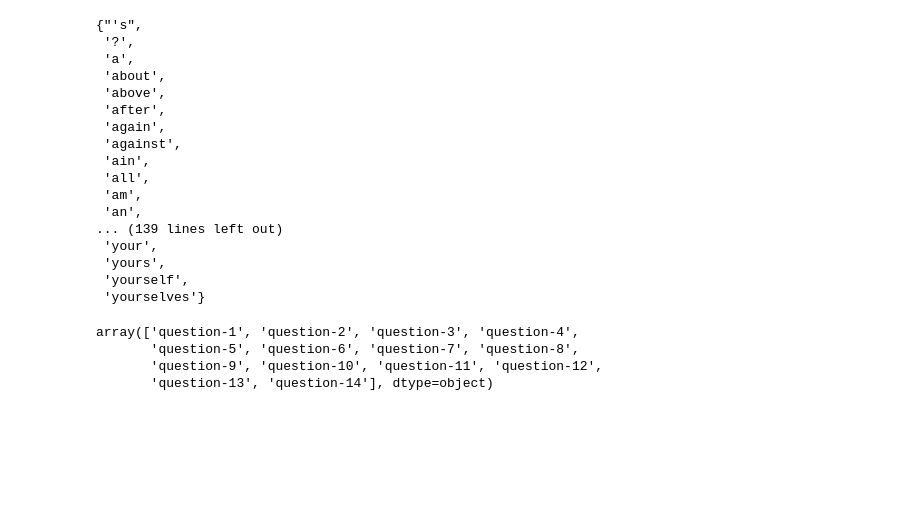
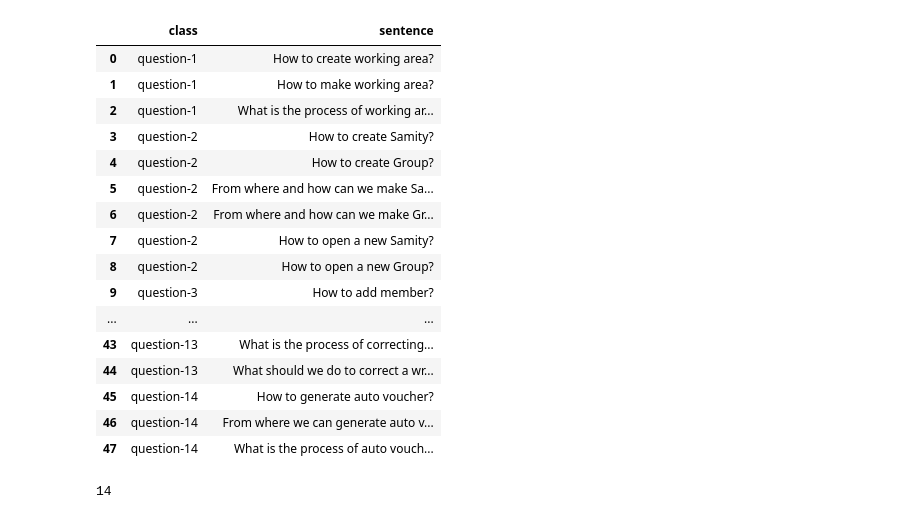
Before and after one commit to taimurIslam/Automatic-chatbot, a Jupyter notebook: microfin_c8_bot/chat_bot_3.ipynb, the cells around one changed output. Cells and saved outputs as stored; diff of their text form; code cells hidden in the pictures; blank space fills up the shorter version.

```diff
--- a/microfin_c8_bot/chat_bot_3.ipynb
+++ b/microfin_c8_bot/chat_bot_3.ipynb
@@ -13,31 +13,37 @@ stopWords = set(stopwords.words('english'))
 other_stop_words = ["?","'s"]
 for stop_word in other_stop_words:
     stopWords.add(stop_word)
-stopWords
-# %% [output]
-{"'s",
- '?',
- 'a',
- 'about',
- 'above',
- 'after',
- 'again',
- 'against',
- 'ain',
- 'all',
- 'am',
- 'an',
-... (139 lines left out)
- 'your',
- 'yours',
- 'yourself',
- 'yourselves'}
 # %%
 data = pd.read_csv('questions.csv')
+# %%
+data
+# %% [output]
+|  | class | sentence |
+| 0 | question-1 | How to create working area? |
+| 1 | question-1 | How to make working area? |
+| 2 | question-1 | What is the process of working ar... |
+| 3 | question-2 | How to create Samity? |
+| 4 | question-2 | How to create Group? |
+| 5 | question-2 | From where and how can we make Sa... |
+| 6 | question-2 | From where and how can we make Gr... |
+| 7 | question-2 | How to open a new Samity? |
+| 8 | question-2 | How to open a new Group? |
+| 9 | question-3 | How to add member? |
+| ... | ... | ... |
+| 43 | question-13 | What is the process of correcting... |
+| 44 | question-13 | What should we do to correct a wr... |
+| 45 | question-14 | How to generate auto voucher? |
+| 46 | question-14 | From where we can generate auto v... |
+| 47 | question-14 | What is the process of auto vouch... |
 # %%
-data['class'].unique()
+data_class_name = data['class'].unique()
-# %% [output]
-array(['question-1', 'question-2', 'question-3', 'question-4',
-       'question-5', 'question-6', 'question-7', 'question-8',
-       'question-9', 'question-10', 'question-11', 'question-12',
-       'question-13', 'question-14'], dtype=object)
+# %%
+data_class_count = {}
+for class_name in data['class']:
+    if class_name not in data_class_count:
+        data_class_count[class_name] = 1
+    else:
+        data_class_count[class_name] += 1
+len(data_class_count)
+# %% [output]
+14
```
Also changed, not shown: parts of 14 cells of this notebook.
